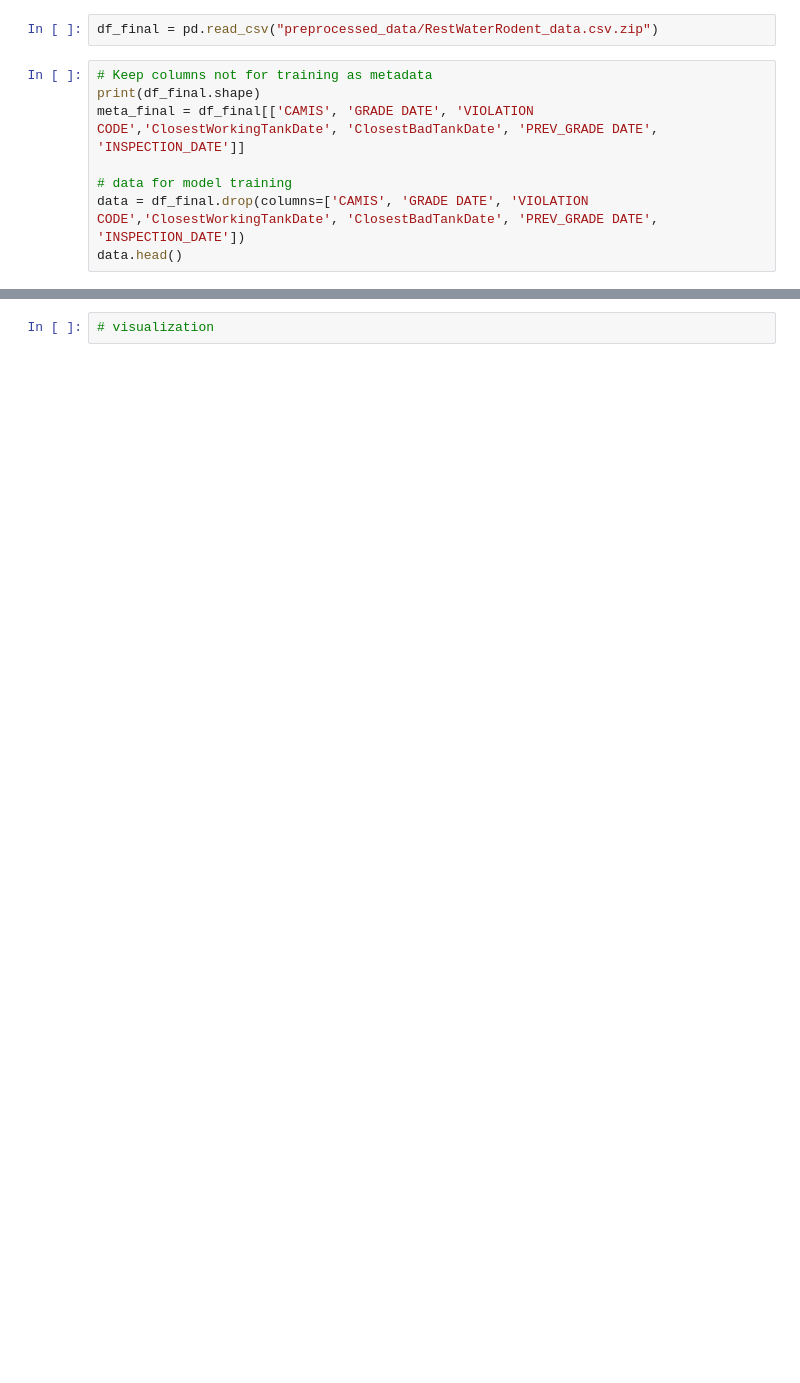
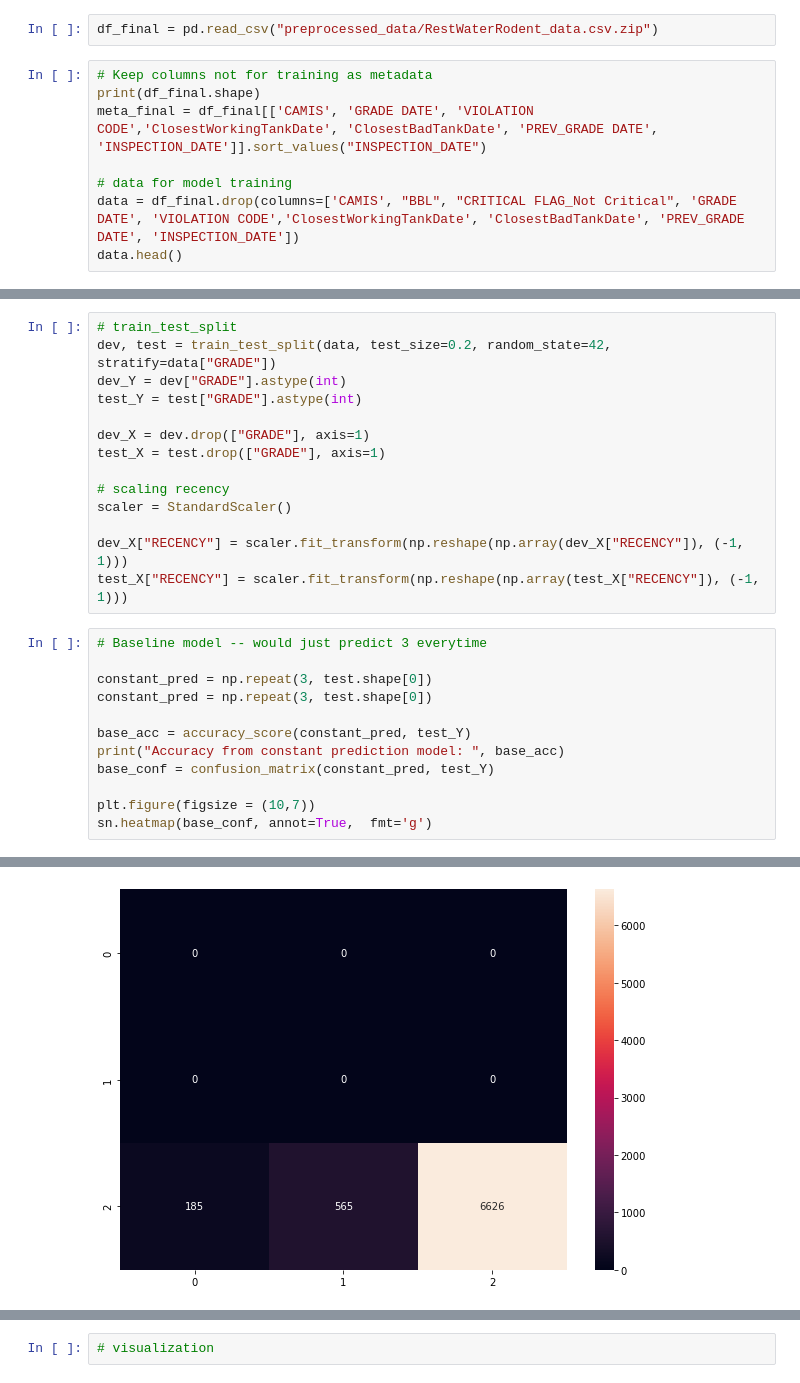
Before and after one commit to clarissarjtai/NYC-Restaurant-Sanitation-Level-Prediction, a Jupyter notebook: model_training.ipynb, the cells around one changed output, grey strips where cells are left out. Cells and saved outputs as stored; diff of their text form; blank space fills up the shorter version.

Commit message:
xg model

```diff
--- a/model_training.ipynb
+++ b/model_training.ipynb
@@ -32,8 +36,8 @@ df_final = pd.read_csv("preprocessed_data/RestWaterRodent_data.csv.zip")
 # %%
 # Keep columns not for training as metadata
 print(df_final.shape)
-meta_final = df_final[['CAMIS', 'GRADE DATE', 'VIOLATION CODE','ClosestWorkingTankDate', 'ClosestBadTankDate', 'PREV_GRADE DATE', 'INSPECTION_DATE']]
+meta_final = df_final[['CAMIS', 'GRADE DATE', 'VIOLATION CODE','ClosestWorkingTankDate', 'ClosestBadTankDate', 'PREV_GRADE DATE', 'INSPECTION_DATE']].sort_values("INSPECTION_DATE")
 
 # data for model training
-data = df_final.drop(columns=['CAMIS', 'GRADE DATE', 'VIOLATION CODE','ClosestWorkingTankDate', 'ClosestBadTankDate', 'PREV_GRADE DATE', 'INSPECTION_DATE'])
+data = df_final.drop(columns=['CAMIS', "BBL", "CRITICAL FLAG_Not Critical", 'GRADE DATE', 'VIOLATION CODE','ClosestWorkingTankDate', 'ClosestBadTankDate', 'PREV_GRADE DATE', 'INSPECTION_DATE'])
 data.head()
@@ -39,0 +52,27 @@ data.head()
+# %%
+# train_test_split
+dev, test = train_test_split(data, test_size=0.2, random_state=42, stratify=data["GRADE"])
+dev_Y = dev["GRADE"].astype(int)
+test_Y = test["GRADE"].astype(int)
+
+dev_X = dev.drop(["GRADE"], axis=1)
+test_X = test.drop(["GRADE"], axis=1)
+
+# scaling recency
+scaler = StandardScaler()
+
+dev_X["RECENCY"] = scaler.fit_transform(np.reshape(np.array(dev_X["RECENCY"]), (-1, 1)))
+test_X["RECENCY"] = scaler.fit_transform(np.reshape(np.array(test_X["RECENCY"]), (-1, 1)))
+# %%
+# Baseline model -- would just predict 3 everytime
+
+constant_pred = np.repeat(3, test.shape[0])
+constant_pred = np.repeat(3, test.shape[0])
+
+base_acc = accuracy_score(constant_pred, test_Y)
+print("Accuracy from constant prediction model: ", base_acc)
+base_conf = confusion_matrix(constant_pred, test_Y)
+
+plt.figure(figsize = (10,7))
+sn.heatmap(base_conf, annot=True,  fmt='g')
+# %% [output]
@@ -40,2 +81,3 @@ data.head()
+[figure, added]
 # %%
 # resampling or other feature engineering techniques
```
Also changed, not shown: parts of 11 cells of this notebook, 8 other files.
